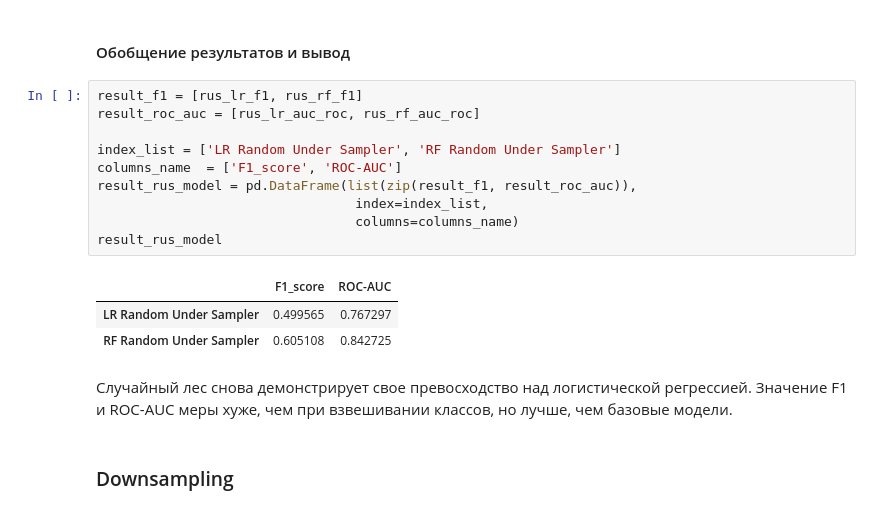
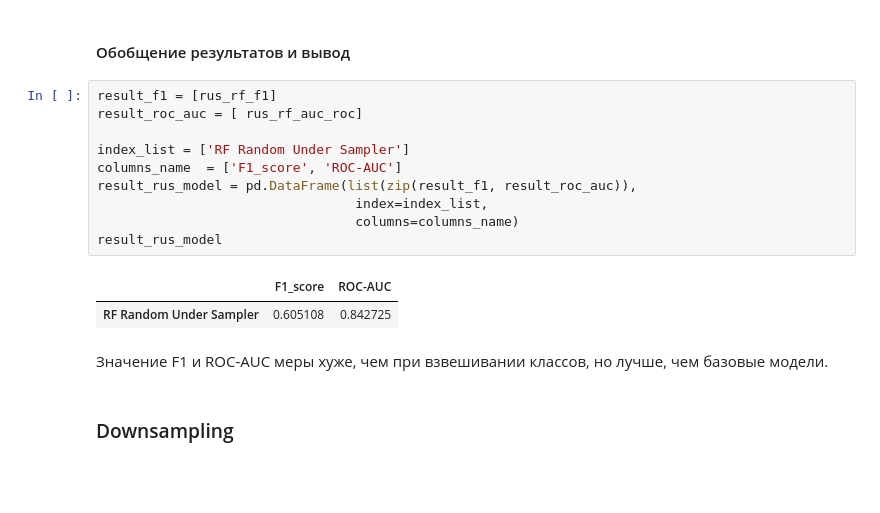
Before and after one commit to DyagelAV/YandexPracticum_projects, a Jupyter notebook: outflow_clients.ipynb, the cells around one changed output. Cells and saved outputs as stored; diff of their text form; blank space fills up the shorter version.

```diff
--- a/outflow_clients.ipynb
+++ b/outflow_clients.ipynb
@@ -814,21 +725,20 @@ ROC-AUC для модели случайного леса на валидаци
 # %% [markdown]
 #### Обобщение результатов и вывод
 # %%
-result_f1 = [rus_lr_f1, rus_rf_f1]
-result_roc_auc = [rus_lr_auc_roc, rus_rf_auc_roc]
+result_f1 = [rus_rf_f1]
+result_roc_auc = [ rus_rf_auc_roc]
 
-index_list = ['LR Random Under Sampler', 'RF Random Under Sampler']
+index_list = ['RF Random Under Sampler']
 columns_name  = ['F1_score', 'ROC-AUC']
 result_rus_model = pd.DataFrame(list(zip(result_f1, result_roc_auc)),
                                  index=index_list,
                                  columns=columns_name)
 result_rus_model
 # %% [output]
 |  | F1_score | ROC-AUC |
-| LR Random Under Sampler | 0.499565 | 0.767297 |
 | RF Random Under Sampler | 0.605108 | 0.842725 |
 # %% [markdown]
-Случайный лес снова демонстрирует свое превосходство над логистической регрессией. Значение F1 и ROC-AUC меры хуже, чем при взвешивании классов, но лучше, чем базовые модели.
+Значение F1 и ROC-AUC меры хуже, чем при взвешивании классов, но лучше, чем базовые модели.
 # %% [markdown]
 ### Downsampling
 # %% [markdown]
```
Also changed, not shown: parts of 30 cells of this notebook, 1 other file.
